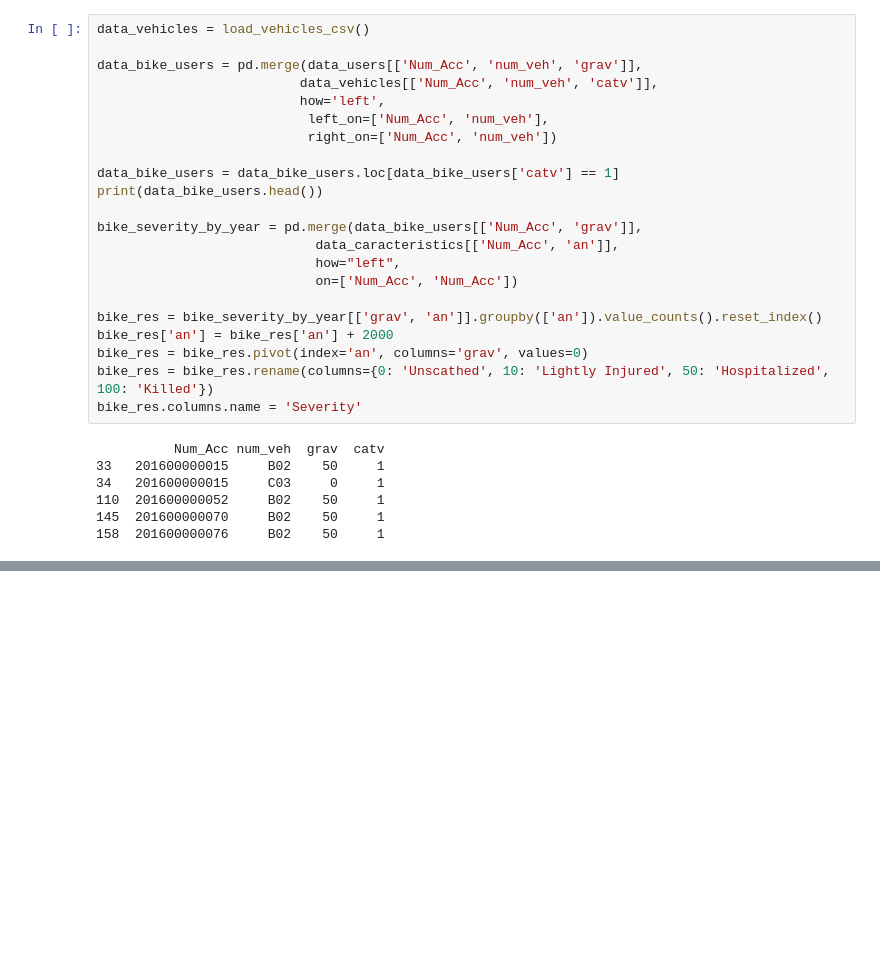
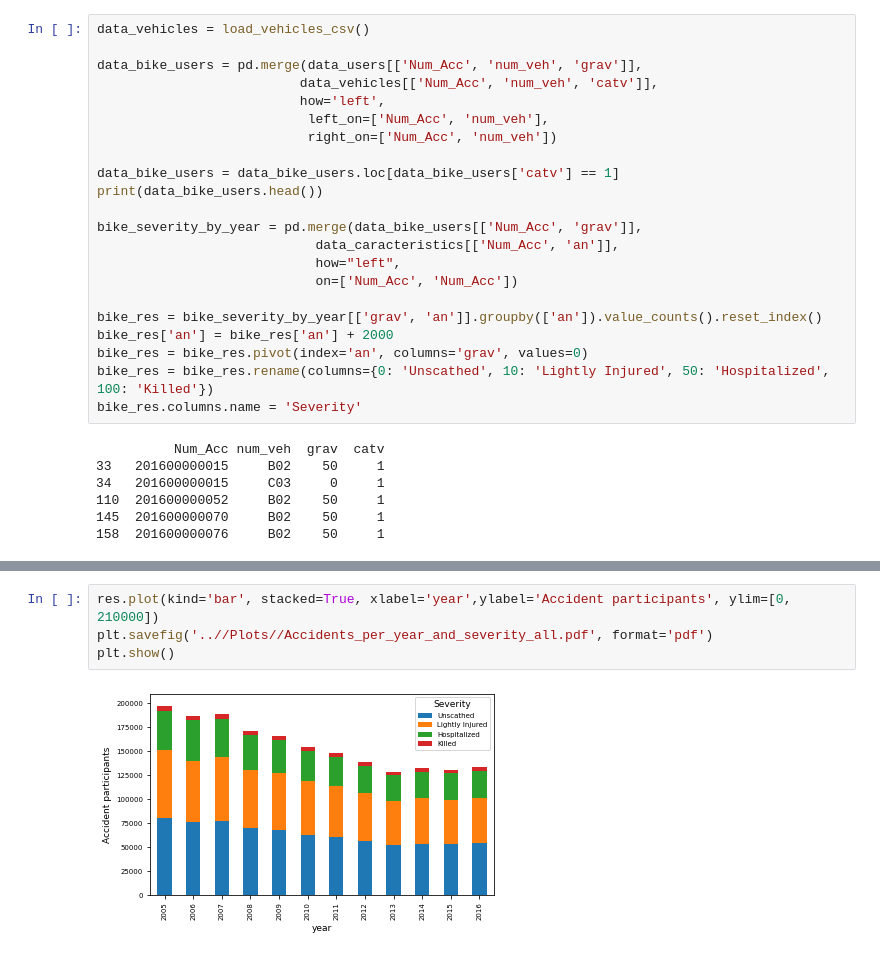
Before and after one commit to whyisnousernameavailable/Data_Literacy_project, a Jupyter notebook: Python_Code/Plottest_severity_by_year_stacked_plots.ipynb, the cells around one changed output, grey strips where cells are left out. Drawn from its saved outputs; the diff is of its cells as text; blank space fills up the shorter version.

```diff
--- a/Python_Code/Plottest_severity_by_year_stacked_plots.ipynb
+++ b/Python_Code/Plottest_severity_by_year_stacked_plots.ipynb
@@ -95,0 +84,6 @@ plt.show()
+# %%
+res.plot(kind='bar', stacked=True, xlabel='year',ylabel='Accident participants', ylim=[0, 210000])
+plt.savefig('..//Plots//Accidents_per_year_and_severity_all.pdf', format='pdf')
+plt.show()
+# %% [output]
+[figure, added]
```
Also changed, not shown: parts of 9 cells of this notebook, 4 other files.
